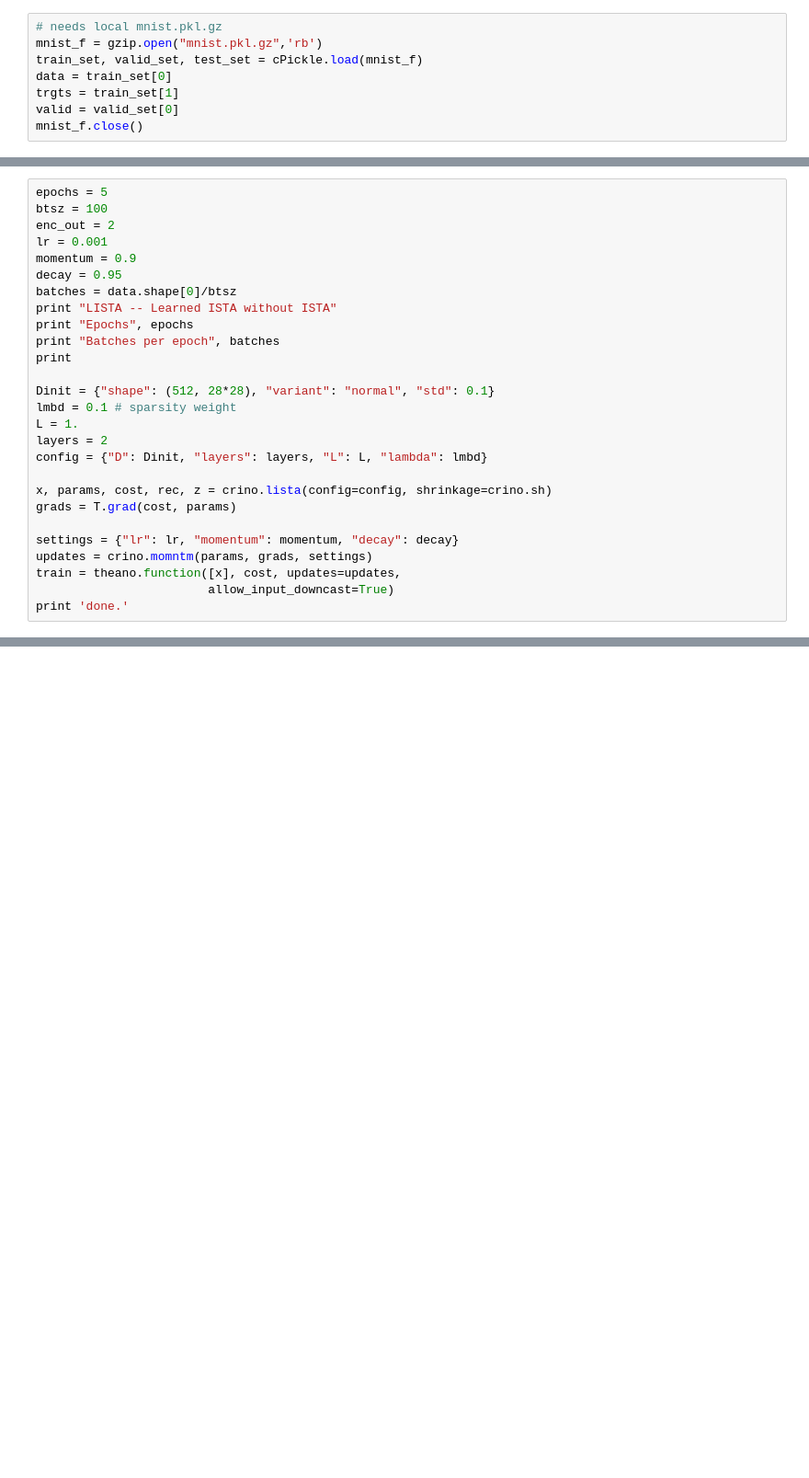
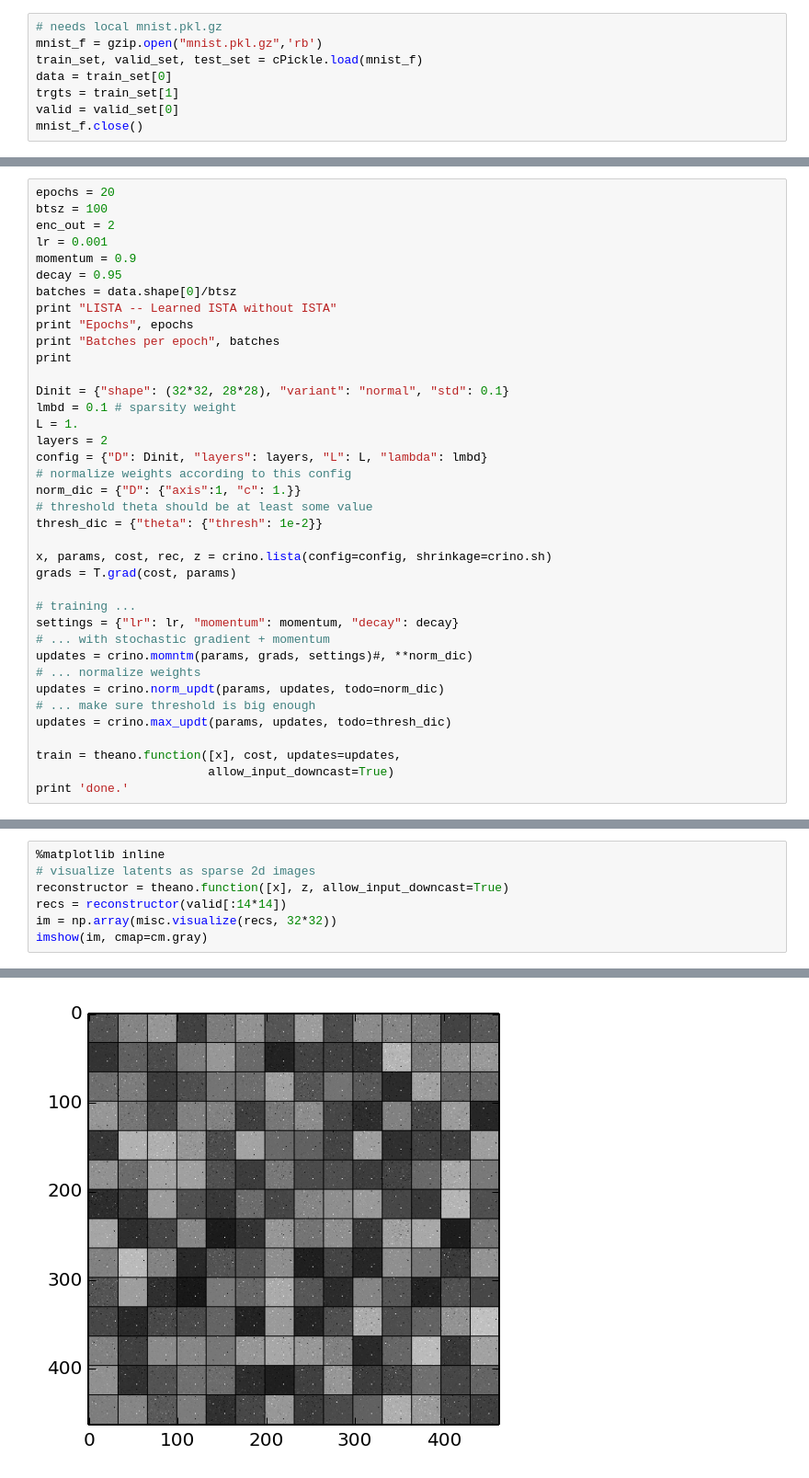
Before and after one commit to osdf/utils, a Jupyter notebook: notebooks/LISTA-MNIST.ipynb, the cells around one changed output, grey strips where cells are left out. Shown at 92% size. Saved outputs shown, nothing was run; the diff lists cells and outputs as text; blank space fills up the shorter version.

```diff
--- a/notebooks/LISTA-MNIST.ipynb
+++ b/notebooks/LISTA-MNIST.ipynb
@@ -30,5 +37,5 @@ The autoreload extension is already loaded. To reload it, use:
 # %%
-epochs = 5
+epochs = 20
 btsz = 100
 enc_out = 2
 lr = 0.001
@@ -40,17 +47,28 @@ print "Epochs", epochs
 print "Batches per epoch", batches
 print
 
-Dinit = {"shape": (512, 28*28), "variant": "normal", "std": 0.1}
+Dinit = {"shape": (32*32, 28*28), "variant": "normal", "std": 0.1}
 lmbd = 0.1 # sparsity weight
 L = 1.
 layers = 2
 config = {"D": Dinit, "layers": layers, "L": L, "lambda": lmbd}
+# normalize weights according to this config
+norm_dic = {"D": {"axis":1, "c": 1.}}
+# threshold theta should be at least some value
+thresh_dic = {"theta": {"thresh": 1e-2}}
 
 x, params, cost, rec, z = crino.lista(config=config, shrinkage=crino.sh)
 grads = T.grad(cost, params)
 
+# training ...
 settings = {"lr": lr, "momentum": momentum, "decay": decay}
-updates = crino.momntm(params, grads, settings)
+# ... with stochastic gradient + momentum
+updates = crino.momntm(params, grads, settings)#, **norm_dic)
+# ... normalize weights
+updates = crino.norm_updt(params, updates, todo=norm_dic)
+# ... make sure threshold is big enough
+updates = crino.max_updt(params, updates, todo=thresh_dic)
+
 train = theano.function([x], cost, updates=updates,
                         allow_input_downcast=True)
 print 'done.'
@@ -87,0 +128,8 @@ plt.show()
+# %%
+%matplotlib inline
+# visualize latents as sparse 2d images
+reconstructor = theano.function([x], z, allow_input_downcast=True)
+recs = reconstructor(valid[:14*14])
+im = np.array(misc.visualize(recs, 32*32))
+imshow(im, cmap=cm.gray)
+# %% [output]
@@ -87,0 +137 @@ plt.show()
+[figure, added]
```
Also changed, not shown: parts of 10 cells of this notebook, 1 other file.
